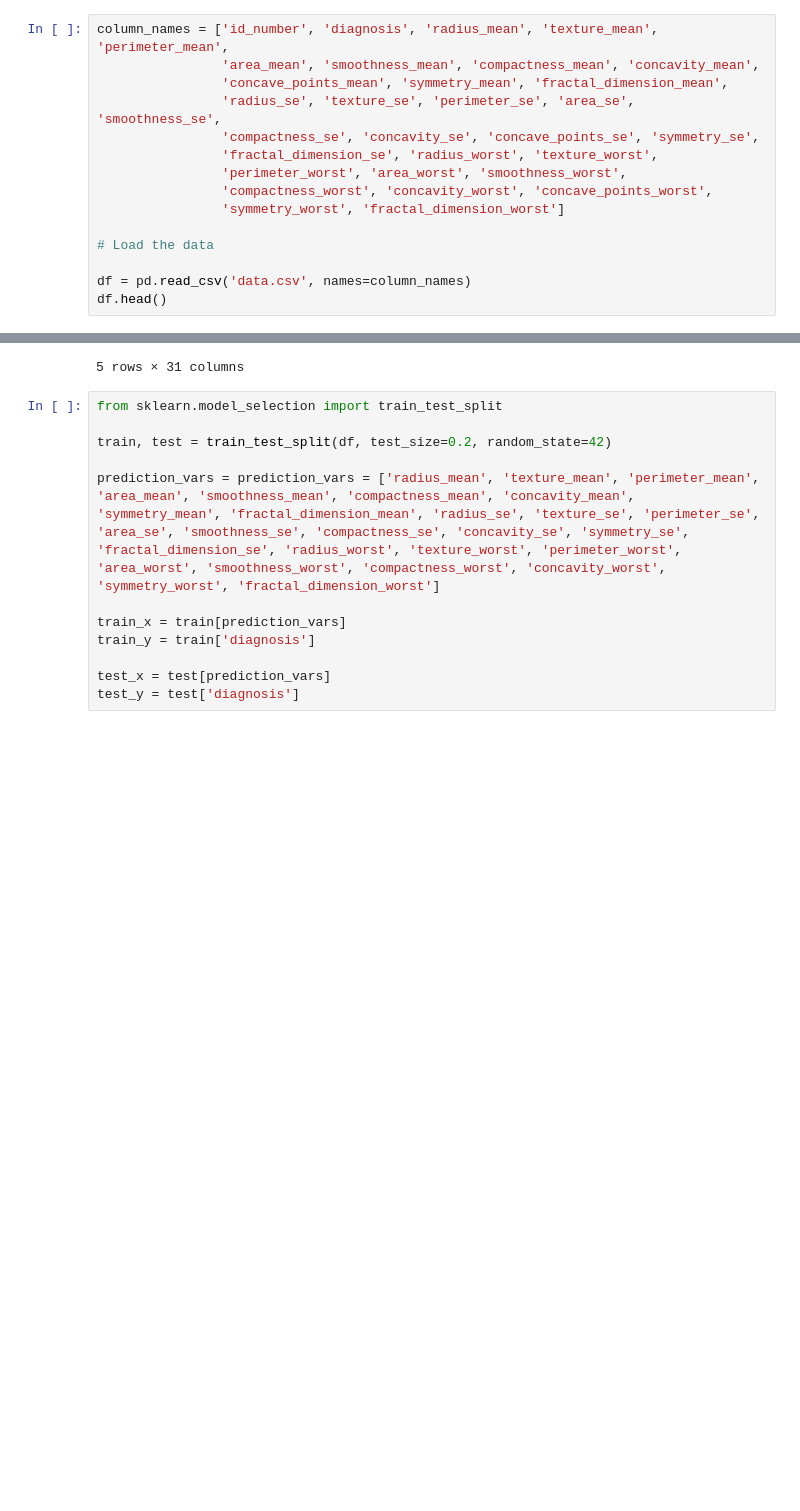
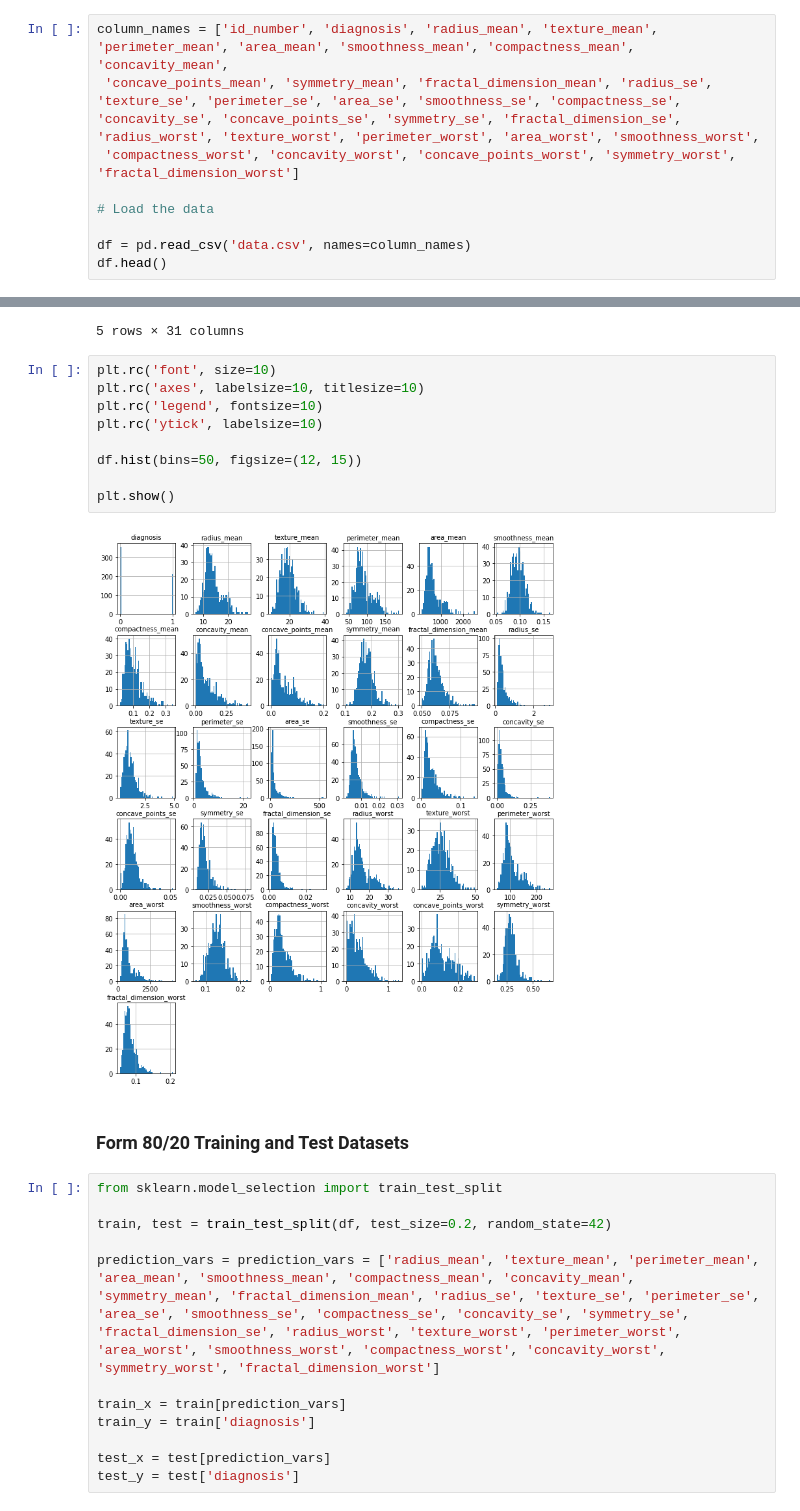
Before and after one commit to Aaryan-Patel2/BreastCancerProject, a Jupyter notebook: neural_network.ipynb, the cells around one changed output, grey strips where cells are left out. Cells and saved outputs as stored; diff of their text form; blank space fills up the shorter version.

```diff
--- a/neural_network.ipynb
+++ b/neural_network.ipynb
@@ -23,13 +50,7 @@ Data file already present.
 # %%
-column_names = ['id_number', 'diagnosis', 'radius_mean', 'texture_mean', 'perimeter_mean',
-                'area_mean', 'smoothness_mean', 'compactness_mean', 'concavity_mean',
-                'concave_points_mean', 'symmetry_mean', 'fractal_dimension_mean',
-                'radius_se', 'texture_se', 'perimeter_se', 'area_se', 'smoothness_se',
-                'compactness_se', 'concavity_se', 'concave_points_se', 'symmetry_se',
-                'fractal_dimension_se', 'radius_worst', 'texture_worst',
-                'perimeter_worst', 'area_worst', 'smoothness_worst',
-                'compactness_worst', 'concavity_worst', 'concave_points_worst',
-                'symmetry_worst', 'fractal_dimension_worst']
+column_names = ['id_number', 'diagnosis', 'radius_mean', 'texture_mean', 'perimeter_mean', 'area_mean', 'smoothness_mean', 'compactness_mean', 'concavity_mean',
+ 'concave_points_mean', 'symmetry_mean', 'fractal_dimension_mean', 'radius_se', 'texture_se', 'perimeter_se', 'area_se', 'smoothness_se', 'compactness_se', 'concavity_se', 'concave_points_se', 'symmetry_se', 'fractal_dimension_se', 'radius_worst', 'texture_worst', 'perimeter_worst', 'area_worst', 'smoothness_worst',
+ 'compactness_worst', 'concavity_worst', 'concave_points_worst', 'symmetry_worst', 'fractal_dimension_worst']
 
 # Load the data
 
@@ -55,6 +98,19 @@ df.head()
 | 3 | 1 | 11.42 | 20.38 | 77.58 | 386.1 | 0.14250 | 0.28390 | ... |
 | 4 | 1 | 20.29 | 14.34 | 135.10 | 1297.0 | 0.10030 | 0.13280 | ... |
 5 rows × 31 columns
+# %%
+plt.rc('font', size=10)
+plt.rc('axes', labelsize=10, titlesize=10)
+plt.rc('legend', fontsize=10)
+plt.rc('ytick', labelsize=10)
+
+df.hist(bins=50, figsize=(12, 15))
+
+plt.show()
+# %% [output]
+[figure, added]
+# %% [markdown]
+### Form 80/20 Training and Test Datasets
 # %%
 from sklearn.model_selection import train_test_split
 
```
Also changed, not shown: parts of 19 cells of this notebook, 1 other file.
